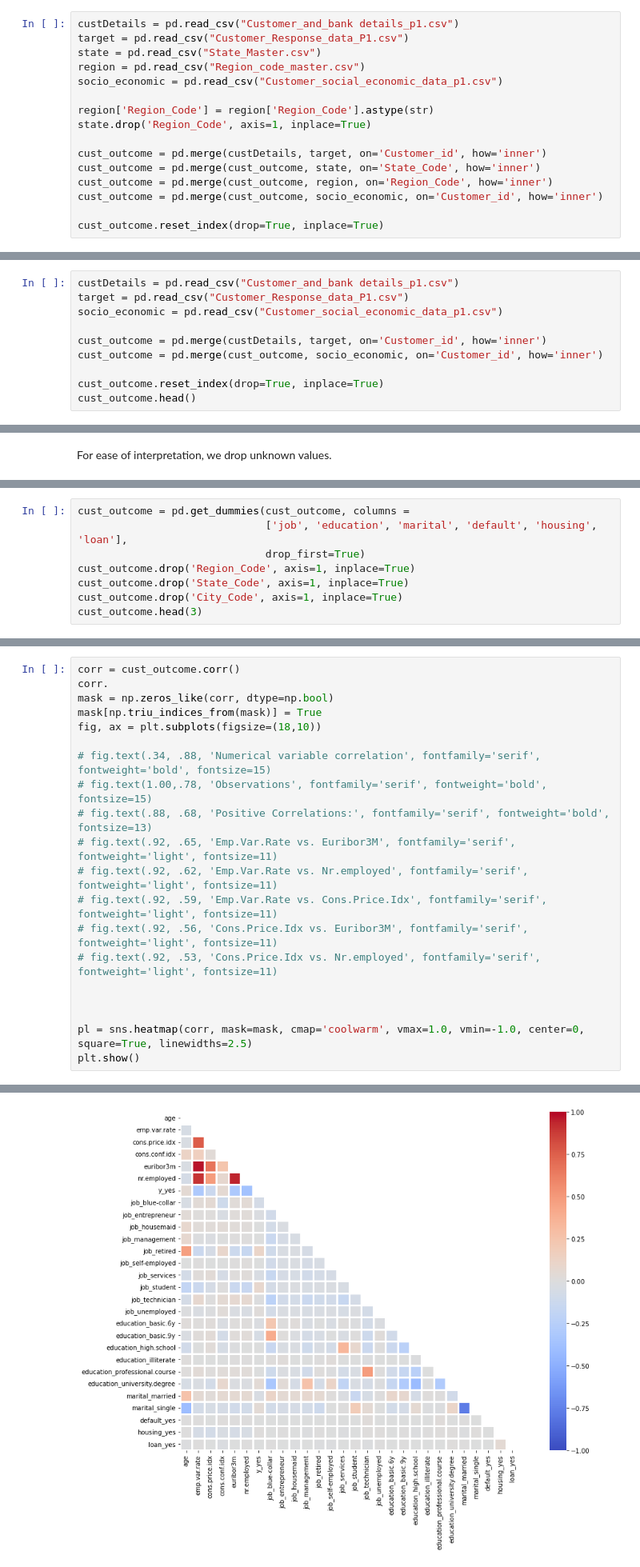
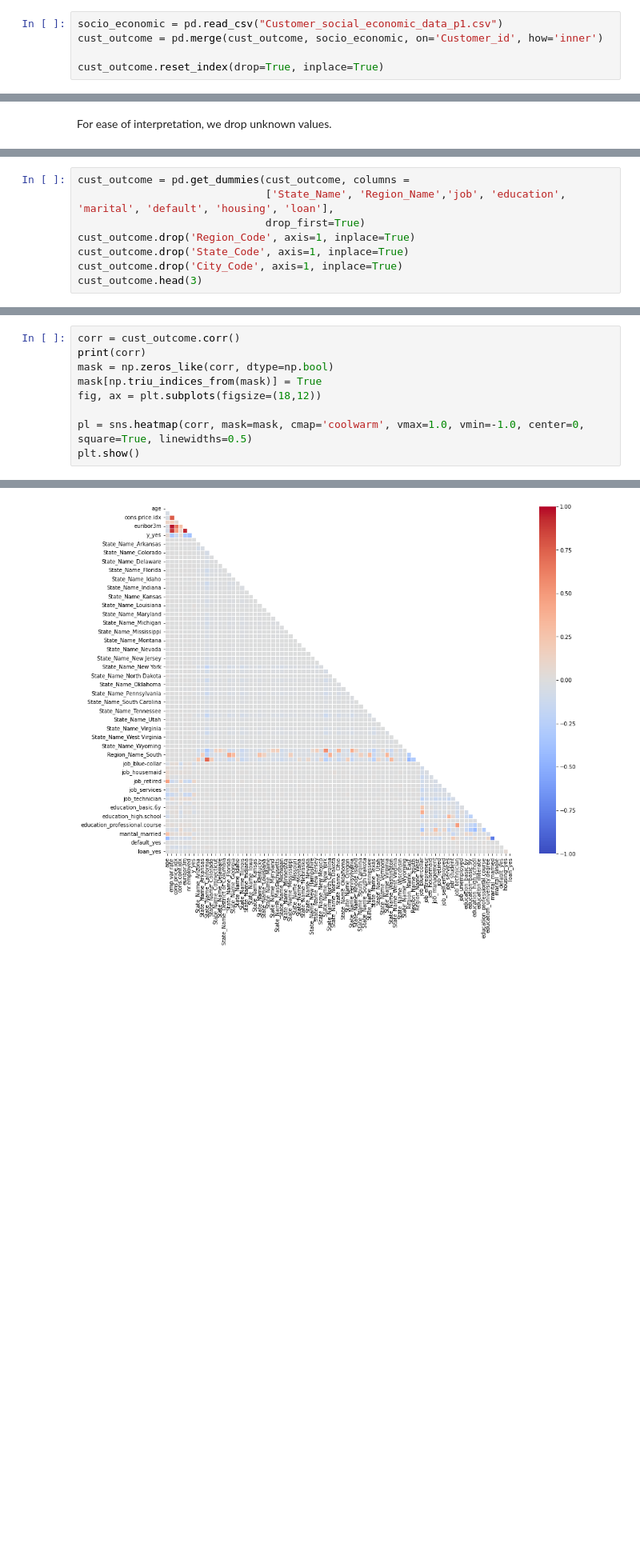
Before and after one commit to KavyaParashar/aiacademy, a Jupyter notebook: Checkpoint 2.ipynb, the cells around one changed output, grey strips where cells are left out. Shown at 80% size. Cells and saved outputs as stored; diff of their text form; blank space fills up the shorter version.

```diff
--- a/Checkpoint 2.ipynb
+++ b/Checkpoint 2.ipynb
@@ -189,18 +189,7 @@ ____________________
 # %% [markdown]
 ### Outlier analysis and treatment
 # %%
-custDetails = pd.read_csv("Customer_and_bank details_p1.csv")
-target = pd.read_csv("Customer_Response_data_P1.csv")
-state = pd.read_csv("State_Master.csv")
-region = pd.read_csv("Region_code_master.csv")
 socio_economic = pd.read_csv("Customer_social_economic_data_p1.csv")
-
-region['Region_Code'] = region['Region_Code'].astype(str)
-state.drop('Region_Code', axis=1, inplace=True)
-
-cust_outcome = pd.merge(custDetails, target, on='Customer_id', how='inner')
-cust_outcome = pd.merge(cust_outcome, state, on='State_Code', how='inner')
-cust_outcome = pd.merge(cust_outcome, region, on='Region_Code', how='inner')
 cust_outcome = pd.merge(cust_outcome, socio_economic, on='Customer_id', how='inner')
 
 cust_outcome.reset_index(drop=True, inplace=True)
@@ -306,13 +293,3 @@ _____________________________
 # %% [markdown]
 ### Feature Engineering
 Feature engineering is the process of using domain knowledge to select and transform the most relevant variables from the given data while creating a predictive model using machine learning. The goal of feature engineering and selection is to enhance the performance of machine learning algorithms.
-# %%
-custDetails = pd.read_csv("Customer_and_bank details_p1.csv")
-target = pd.read_csv("Customer_Response_data_P1.csv")
-socio_economic = pd.read_csv("Customer_social_economic_data_p1.csv")
-
-cust_outcome = pd.merge(custDetails, target, on='Customer_id', how='inner')
-cust_outcome = pd.merge(cust_outcome, socio_economic, on='Customer_id', how='inner')
-
-cust_outcome.reset_index(drop=True, inplace=True)
-cust_outcome.head()
@@ -428,7 +398,7 @@ Now, for these we encode these categorical variables into binary numerics.
 #### NOTE: We are only taking into account the region, to understand demographics of state and city.
 # %%
 cust_outcome = pd.get_dummies(cust_outcome, columns =
-                              ['job', 'education', 'marital', 'default', 'housing', 'loan'],
+                              ['State_Name', 'Region_Name','job', 'education', 'marital', 'default', 'housing', 'loan'],
                               drop_first=True)
 cust_outcome.drop('Region_Code', axis=1, inplace=True)
 cust_outcome.drop('State_Code', axis=1, inplace=True)
@@ -480,21 +450,10 @@ memory usage: 1.8 MB
 # %%
 corr = cust_outcome.corr()
-corr.
+print(corr)
 mask = np.zeros_like(corr, dtype=np.bool)
 mask[np.triu_indices_from(mask)] = True
-fig, ax = plt.subplots(figsize=(18,10))
+fig, ax = plt.subplots(figsize=(18,12))
 
-# fig.text(.34, .88, 'Numerical variable correlation', fontfamily='serif', fontweight='bold', fontsize=15)
-# fig.text(1.00,.78, 'Observations', fontfamily='serif', fontweight='bold', fontsize=15)
-# fig.text(.88, .68, 'Positive Correlations:', fontfamily='serif', fontweight='bold', fontsize=13)
-# fig.text(.92, .65, 'Emp.Var.Rate vs. Euribor3M', fontfamily='serif', fontweight='light', fontsize=11)
-# fig.text(.92, .62, 'Emp.Var.Rate vs. Nr.employed', fontfamily='serif', fontweight='light', fontsize=11)
-# fig.text(.92, .59, 'Emp.Var.Rate vs. Cons.Price.Idx', fontfamily='serif', fontweight='light', fontsize=11)
-# fig.text(.92, .56, 'Cons.Price.Idx vs. Euribor3M', fontfamily='serif', fontweight='light', fontsize=11)
-# fig.text(.92, .53, 'Cons.Price.Idx vs. Nr.employed', fontfamily='serif', fontweight='light', fontsize=11)
-
-
-
-pl = sns.heatmap(corr, mask=mask, cmap='coolwarm', vmax=1.0, vmin=-1.0, center=0, square=True, linewidths=2.5)
+pl = sns.heatmap(corr, mask=mask, cmap='coolwarm', vmax=1.0, vmin=-1.0, center=0, square=True, linewidths=0.5)
 plt.show()
 # %% [output]
@@ -503 +479 @@ Deprecated in NumPy 1.20; for more details and guidance: https://numpy.org/devdo
-[figure, old version]
+[figure, new version]
```
Also changed, not shown: parts of 31 cells of this notebook, 1 other file.
